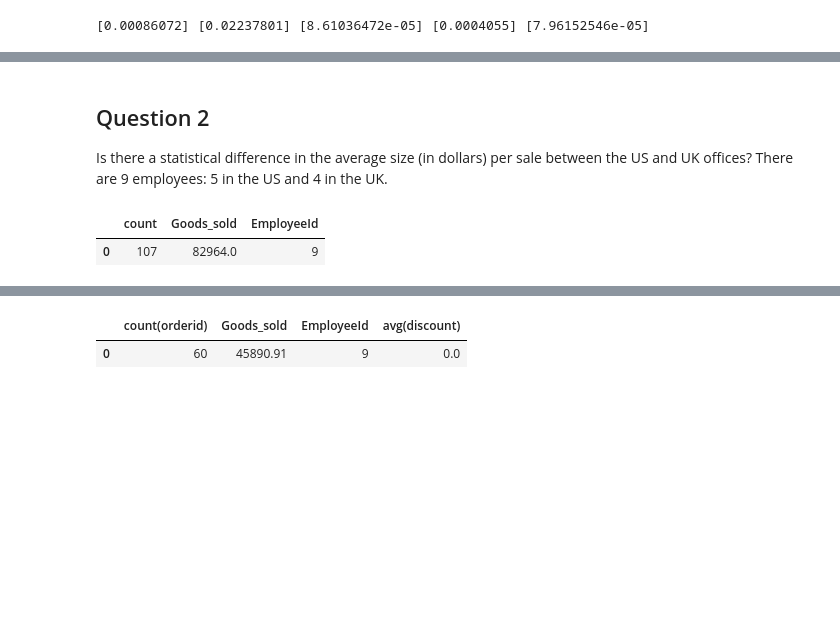
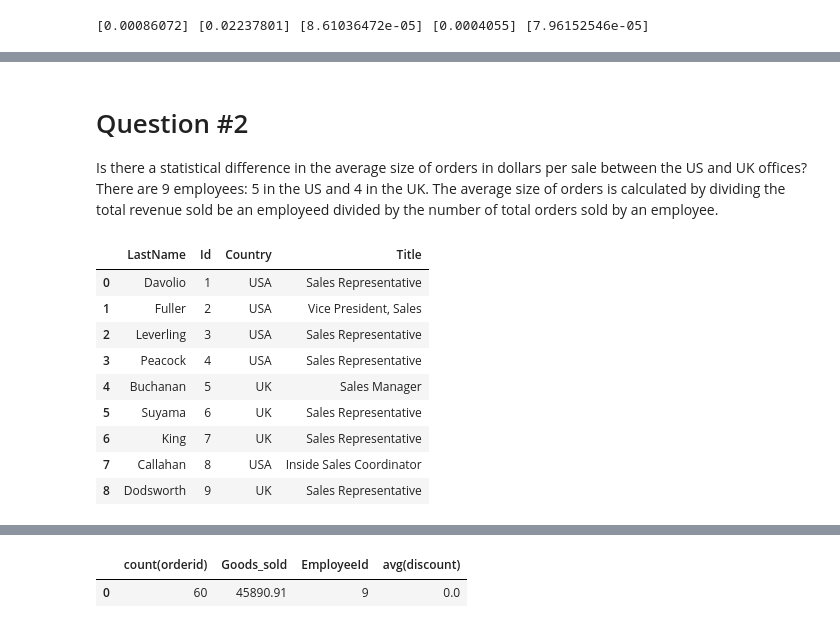
Before and after one commit to AnnikaNoren/dsc-mod-3-project-online-ds-pt-071519, a Jupyter notebook: Project.ipynb, the cells around one changed output, grey strips where cells are left out. Drawn from its saved outputs; the diff is of its cells as text; code cells hidden in the pictures; blank space fills up the shorter version.

```diff
--- a/Project.ipynb
+++ b/Project.ipynb
@@ -704,36 +720,46 @@ wiht Bonferroni correction
 # %% [markdown]
-## Question 2
-Is there a statistical difference in the average size (in dollars) per sale between the US and UK offices?  There are 9 employees: 5 in the US and 4 in the UK.
+# Question #2
+Is there a statistical difference in the average size of orders in dollars per sale between the US and UK offices?  There are 9 employees: 5 in the US and 4 in the UK.  The average size of orders is calculated by dividing the total revenue sold be an employeed divided by the number of total orders sold by an employee.
 # %%
 # goods sold for 1 employee for by orderid
 # c.execute("""SELECT orderid, SUM(unitPrice * quantity) AS Goods_sold, employeeId
 #              FROM orderdetail
 #              JOIN 'order' as o
 #              ON orderdetail.orderid = o.id
 #              WHERE employeeID=9
 #              GROUP BY orderid
 #              ;""")
 
-# names, id, country and title of 9 employees
-# c.execute("""SELECT lastname, id,country, title
-#              FROM employee
+#names, id, country and title of 9 employees
+c.execute("""SELECT lastname, id,country, title
+             FROM employee
+             ;""")
+df = pd.DataFrame(c.fetchall())
+df.columns = [x[0] for x in c.description]
+df
+
+#total sales (count and cost) for each 9 employees
+# c.execute("""SELECT count(orderid) AS count,SUM(unitPrice * quantity) AS Goods_sold,employeeId
+#              FROM orderdetail
+#              JOIN 'order' as o
+#              ON orderdetail.orderid = o.id
+#              WHERE employeeID=9
 #              ;""")
 
-
-#total sales (count and cost) for each 9 employees
-c.execute("""SELECT count(orderid) AS count,SUM(unitPrice * quantity) AS Goods_sold,employeeId
-             FROM orderdetail
-             JOIN 'order' as o
-             ON orderdetail.orderid = o.id
-             WHERE employeeID=9
-             ;""")
-
-df_sales = pd.DataFrame(c.fetchall())
-df_sales.columns = [x[0] for x in c.description]
-df_sales
+# df_sales = pd.DataFrame(c.fetchall())
+# df_sales.columns = [x[0] for x in c.description]
+# df_sales
 # %% [output]
-|  | count | Goods_sold | EmployeeId |
-| 0 | 107 | 82964.0 | 9 |
+|  | LastName | Id | Country | Title |
+| 0 | Davolio | 1 | USA | Sales Representative |
+| 1 | Fuller | 2 | USA | Vice President, Sales |
+| 2 | Leverling | 3 | USA | Sales Representative |
+| 3 | Peacock | 4 | USA | Sales Representative |
+| 4 | Buchanan | 5 | UK | Sales Manager |
+| 5 | Suyama | 6 | UK | Sales Representative |
+| 6 | King | 7 | UK | Sales Representative |
+| 7 | Callahan | 8 | USA | Inside Sales Coordinator |
+| 8 | Dodsworth | 9 | UK | Sales Representative |
 # %%
 # us_sales
 y1 = [585,738,664,595,513]
```
Also changed, not shown: parts of 82 cells of this notebook.
